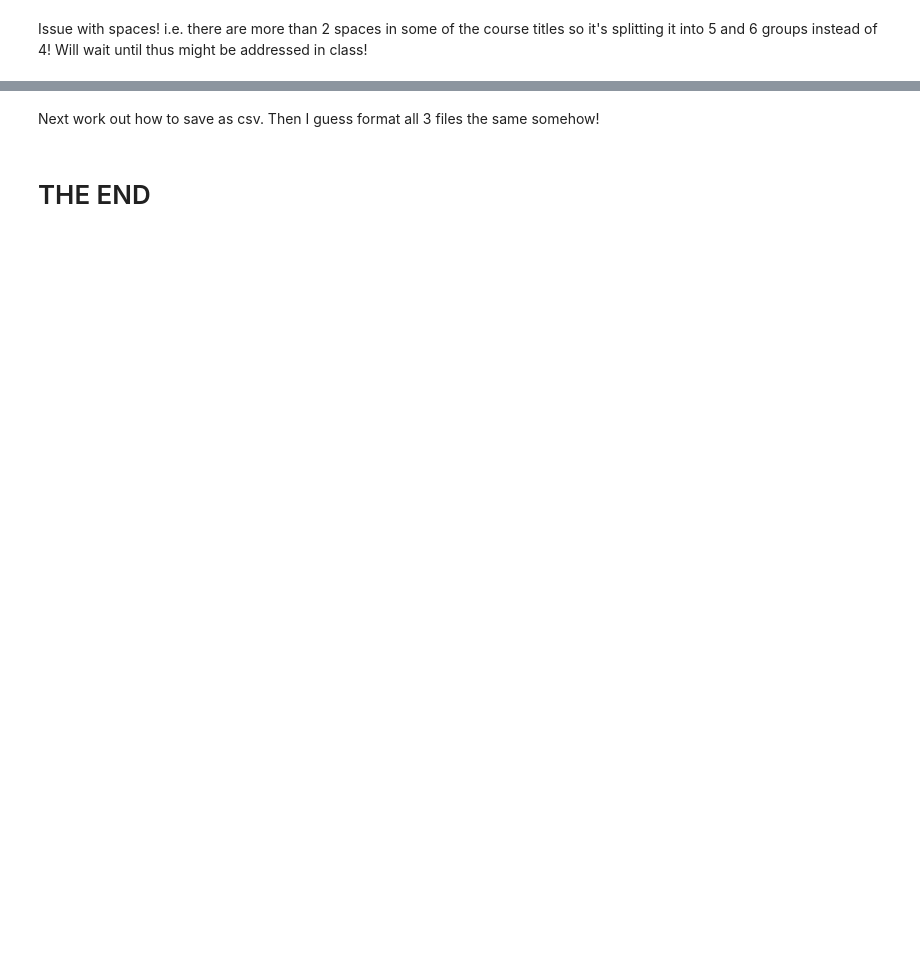
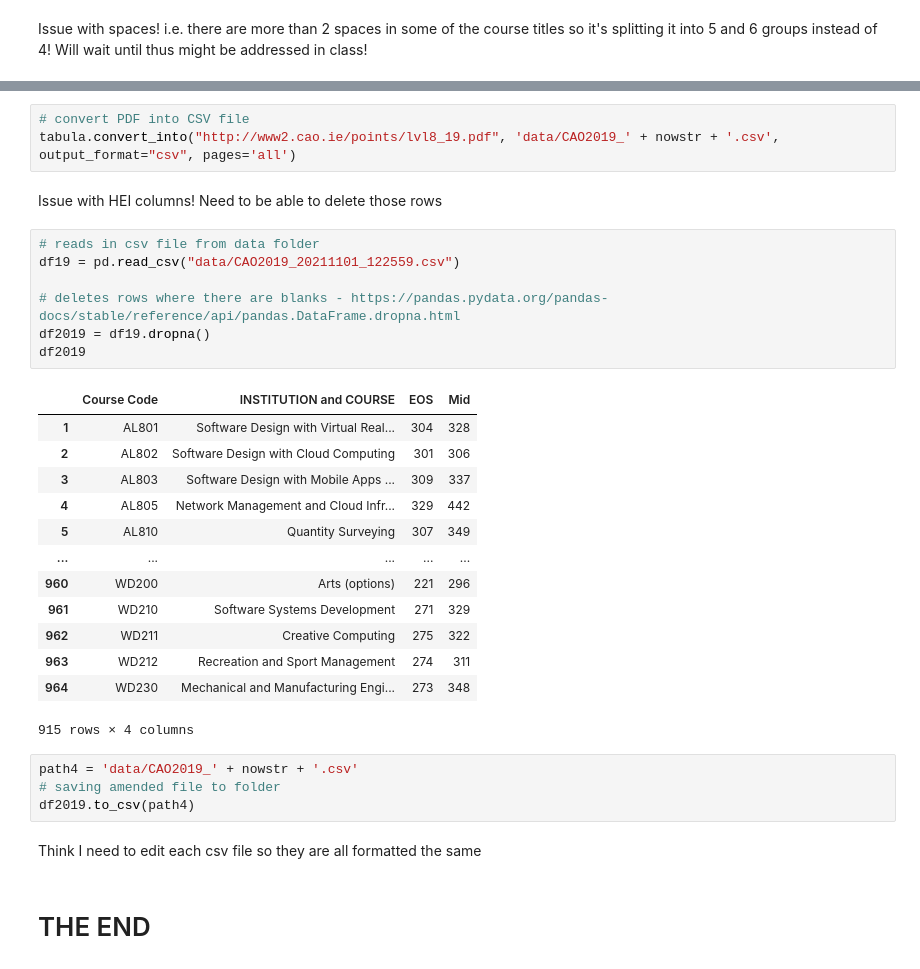
Before and after one commit to Caoimhinv/Fundamentals_Assessment, a Jupyter notebook: cao.ipynb, the cells around one changed output, grey strips where cells are left out. Cells and saved outputs as stored; diff of their text form; blank space fills up the shorter version.

```diff
--- a/cao.ipynb
+++ b/cao.ipynb
@@ -160,7 +198,37 @@ dfs
  38  WD211                                 Creative Computing   275  322.0
  39  WD212                    Recreation and Sport Management   274  311.0
  40  WD230           Mechanical and Manufacturing Engineering   273  348.0]
+# %%
+# convert PDF into CSV file
+tabula.convert_into("http://www2.cao.ie/points/lvl8_19.pdf", 'data/CAO2019_' + nowstr + '.csv', output_format="csv", pages='all')
+# %% [markdown]
+Issue with HEI columns! Need to be able to delete those rows
+# %%
+# reads in csv file from data folder
+df19 = pd.read_csv("data/CAO2019_20211101_122559.csv")
+
+# deletes rows where there are blanks - https://pandas.pydata.org/pandas-docs/stable/reference/api/pandas.DataFrame.dropna.html
+df2019 = df19.dropna()
+df2019
+# %% [output]
+|  | Course Code | INSTITUTION and COURSE | EOS | Mid |
+| 1 | AL801 | Software Design with Virtual Real... | 304 | 328 |
+| 2 | AL802 | Software Design with Cloud Computing | 301 | 306 |
+| 3 | AL803 | Software Design with Mobile Apps ... | 309 | 337 |
+| 4 | AL805 | Network Management and Cloud Infr... | 329 | 442 |
+| 5 | AL810 | Quantity Surveying | 307 | 349 |
+| ... | ... | ... | ... | ... |
+| 960 | WD200 | Arts (options) | 221 | 296 |
+| 961 | WD210 | Software Systems Development | 271 | 329 |
+| 962 | WD211 | Creative Computing | 275 | 322 |
+| 963 | WD212 | Recreation and Sport Management | 274 | 311 |
+| 964 | WD230 | Mechanical and Manufacturing Engi... | 273 | 348 |
+915 rows × 4 columns
+# %%
+path4 = 'data/CAO2019_' + nowstr + '.csv'
+# saving amended file to folder
+df2019.to_csv(path4)
 # %% [markdown]
-Next work out how to save as csv. Then I guess format all 3 files the same somehow!
+Think I need to edit each csv file so they are all formatted the same
 # %% [markdown]
 # THE END
```
Also changed, not shown: parts of 14 cells of this notebook, 14 other files.
